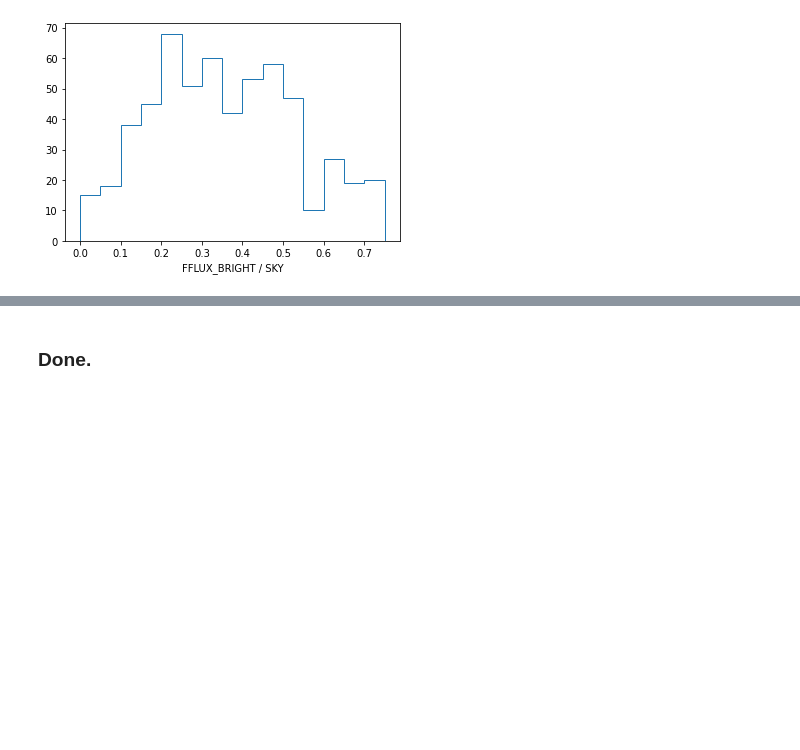
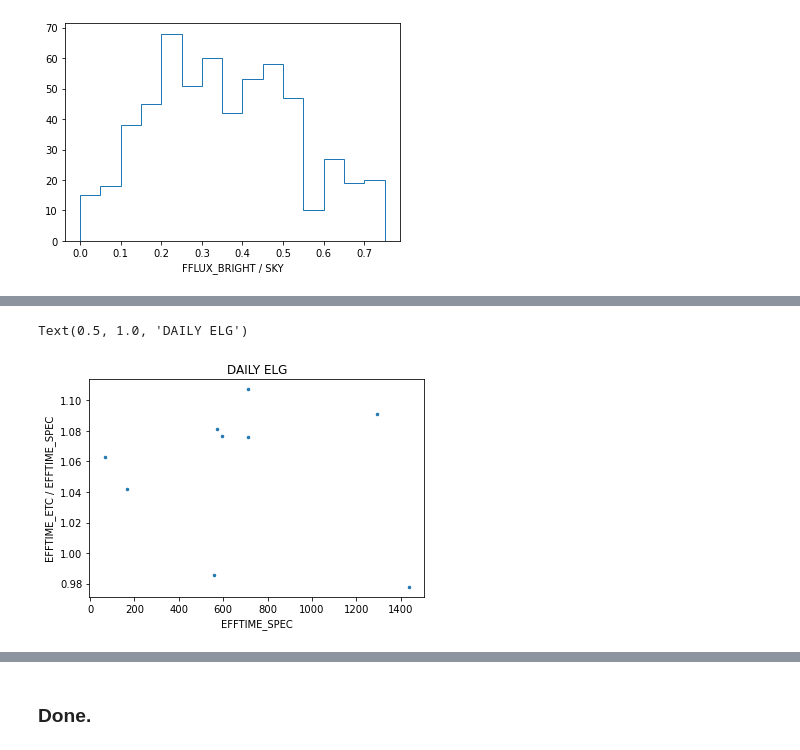
Before and after one commit to michaelJwilson/tsnr-extfiberloss, a Jupyter notebook: gfa-comp.ipynb, the cells around one changed output, grey strips where cells are left out. Drawn from its saved outputs; the diff is of its cells as text; code cells hidden in the pictures; blank space fills up the shorter version.

```diff
--- a/gfa-comp.ipynb
+++ b/gfa-comp.ipynb
@@ -797,3 +797,7 @@ pl.xlabel('FFLUX_BRIGHT / SKY')
 # %% [output]
 Text(0.5, 0, 'FFLUX_BRIGHT / SKY')
 [figure]
+# %%
+daily  = Table.read('/project/projectdirs/desi/spectro/redux/daily/tsnr-exposures.fits', 1)
+daily  = Table(daily[daily['NIGHT'] == 20210510])
+daily  = daily['EXPID', 'FAPRGRM', 'SKY_MAG_AB_GFA', 'SKY_MAG_G_SPEC', 'SKY_MAG_R_SPEC', 'SKY_MAG_Z_SPEC', 'EFFTIME_ETC', 'EFFTIME_SPEC', 'ELG_EFFTIME_DARK', 'BGS_EFFTIME_BRIGHT', 'LYA_EFFTIME_DARK', 'EFFTIME_GFA', 'EFFTIME_DARK_GFA', 'EFFTIME_BRIGHT_GFA', 'EFFTIME_BACKUP_GFA']
@@ -799,0 +828,11 @@ Text(0.5, 0, 'FFLUX_BRIGHT / SKY')
+# %%
+dark = daily['FAPRGRM'] == 'dark'
+pl.plot(daily['EFFTIME_SPEC'][dark], daily['EFFTIME_ETC'][dark] / daily['EFFTIME_SPEC'][dark], marker='.', markersize=5, lw=0.0)
+
+pl.xlabel('EFFTIME_SPEC')
+pl.ylabel('EFFTIME_ETC / EFFTIME_SPEC')
+
+pl.title('DAILY ELG')
+# %% [output]
+Text(0.5, 1.0, 'DAILY ELG')
+[figure, added]
```
Also changed, not shown: parts of 11 cells of this notebook, 2 other files.
